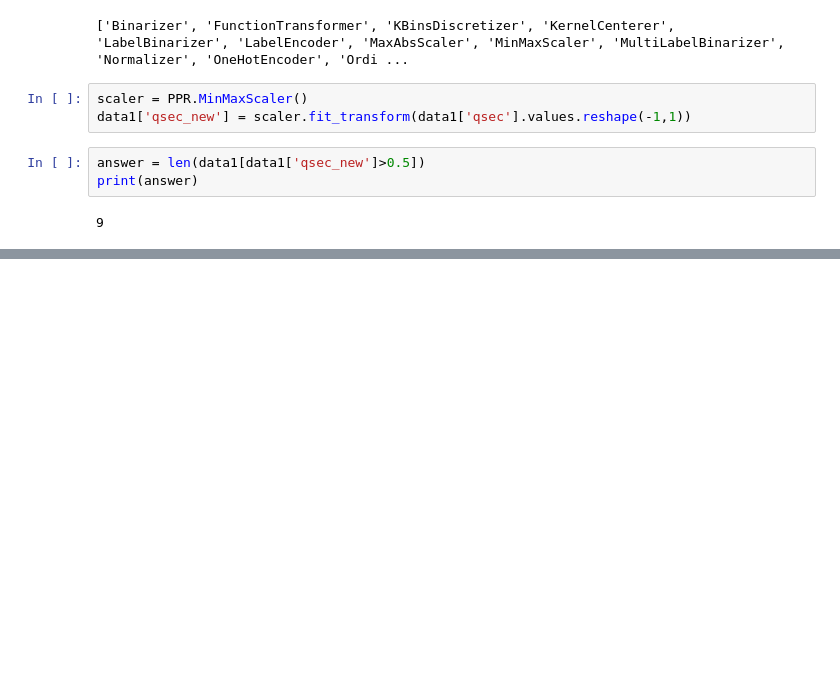
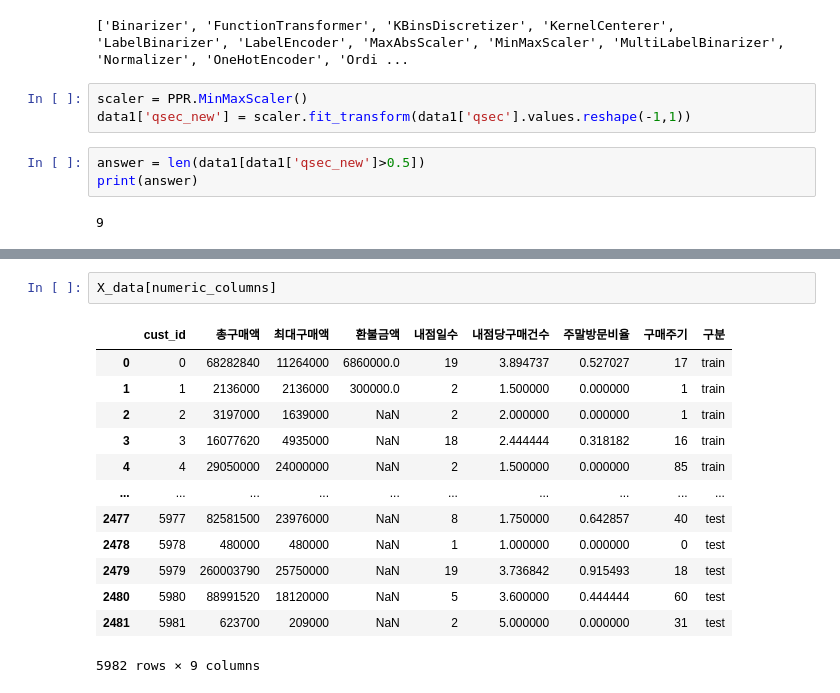
Before and after one commit to tkasod2/TIL, a Jupyter notebook: 빅분기_준비용_흐름파일.ipynb, the cells around one changed output, grey strips where cells are left out. Cells and saved outputs as stored; diff of their text form; blank space fills up the shorter version.

```diff
--- a/빅분기_준비용_흐름파일.ipynb
+++ b/빅분기_준비용_흐름파일.ipynb
@@ -48,0 +102,16 @@ data2 = pd.read_csv('/content/gdrive/MyDrive/빅분기/[Dataset]
+# %%
+X_data[numeric_columns]
+# %% [output]
+|  | cust_id | 총구매액 | 최대구매액 | 환불금액 | 내점일수 | 내점당구매건수 | 주말방문비율 | 구매주기 | 구분 |
+| 0 | 0 | 68282840 | 11264000 | 6860000.0 | 19 | 3.894737 | 0.527027 | 17 | train |
+| 1 | 1 | 2136000 | 2136000 | 300000.0 | 2 | 1.500000 | 0.000000 | 1 | train |
+| 2 | 2 | 3197000 | 1639000 | NaN | 2 | 2.000000 | 0.000000 | 1 | train |
+| 3 | 3 | 16077620 | 4935000 | NaN | 18 | 2.444444 | 0.318182 | 16 | train |
+| 4 | 4 | 29050000 | 24000000 | NaN | 2 | 1.500000 | 0.000000 | 85 | train |
+| ... | ... | ... | ... | ... | ... | ... | ... | ... | ... |
+| 2477 | 5977 | 82581500 | 23976000 | NaN | 8 | 1.750000 | 0.642857 | 40 | test |
+| 2478 | 5978 | 480000 | 480000 | NaN | 1 | 1.000000 | 0.000000 | 0 | test |
+| 2479 | 5979 | 260003790 | 25750000 | NaN | 19 | 3.736842 | 0.915493 | 18 | test |
+| 2480 | 5980 | 88991520 | 18120000 | NaN | 5 | 3.600000 | 0.444444 | 60 | test |
+| 2481 | 5981 | 623700 | 209000 | NaN | 2 | 5.000000 | 0.000000 | 31 | test |
+5982 rows × 9 columns
```
Also changed, not shown: parts of 20 cells of this notebook.
